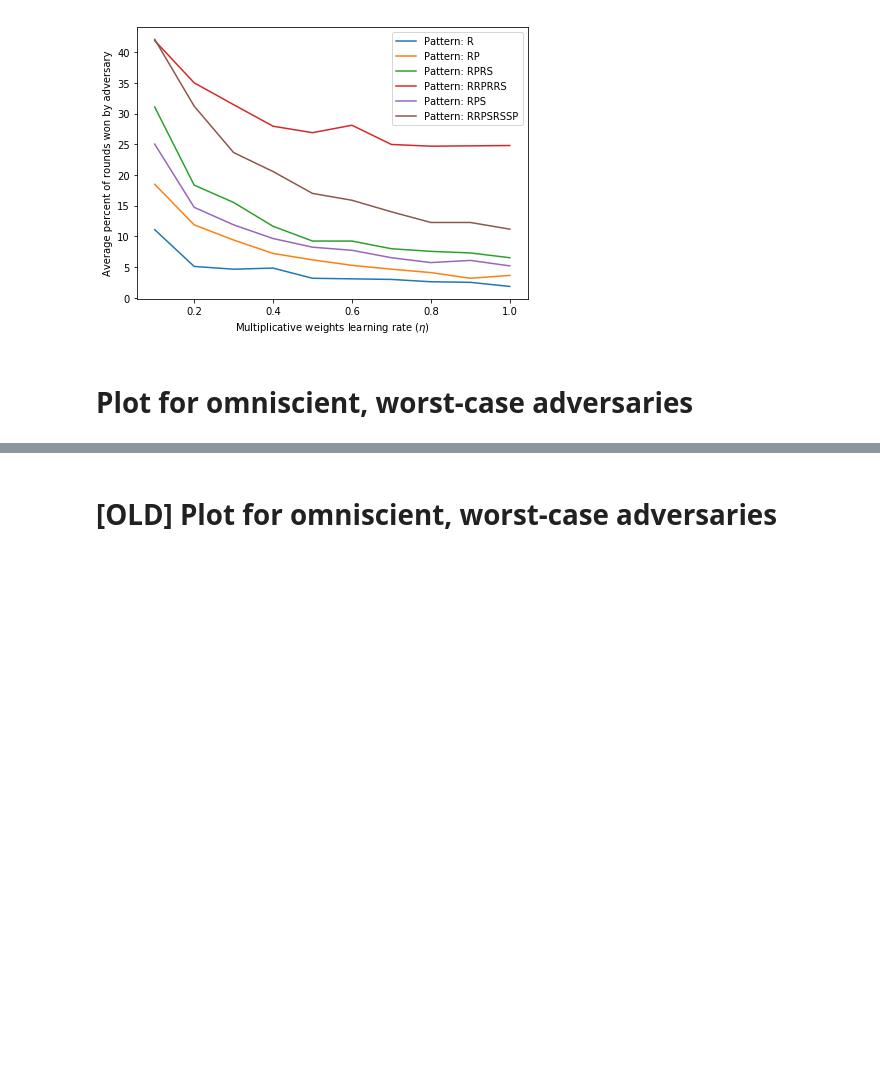
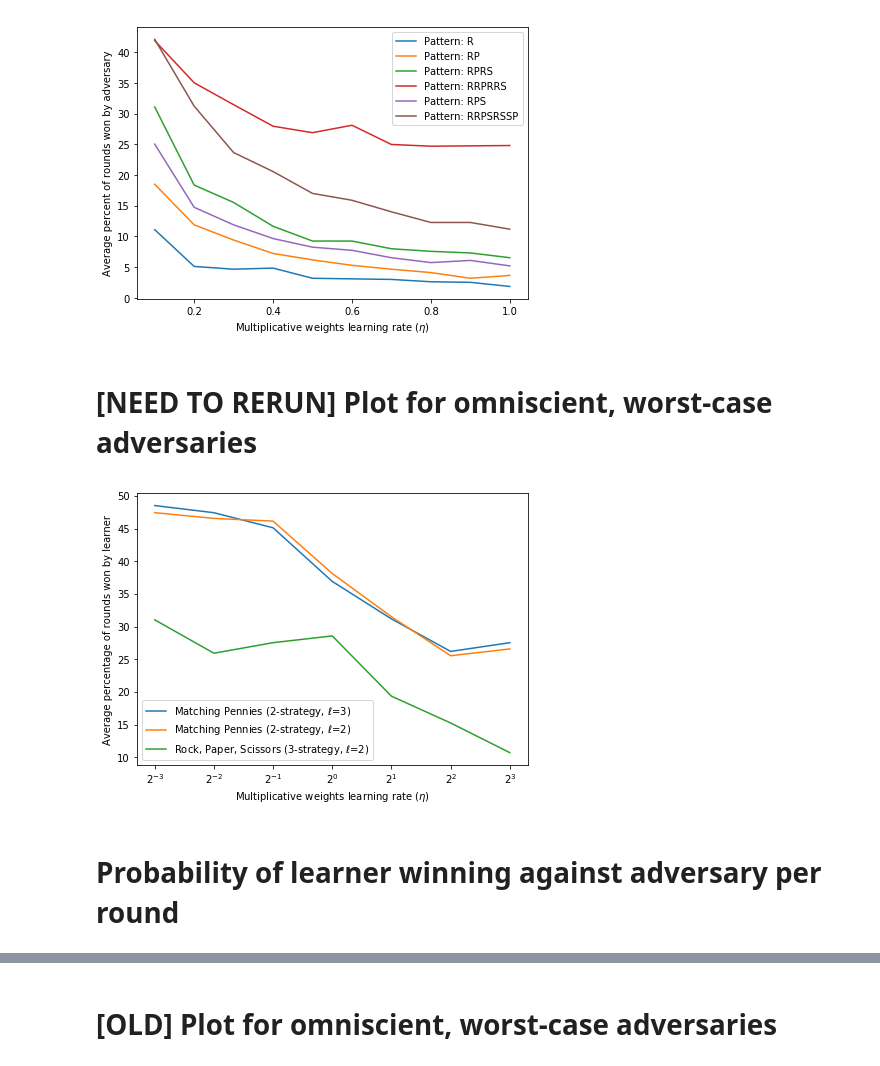
Before and after one commit to priscilla-lee/cos511_final_project, a Jupyter notebook: 511 Final Project Experiment Results.ipynb, the cells around one changed output, grey strips where cells are left out. Cells and saved outputs as stored; diff of their text form; code cells hidden in the pictures; blank space fills up the shorter version.

```diff
--- a/511 Final Project Experiment Results.ipynb
+++ b/511 Final Project Experiment Results.ipynb
@@ -79,35 +79,39 @@ plt.ylabel("Average percent of rounds won by adversary")
 Text(0, 0.5, 'Average percent of rounds won by adversary')
 [figure]
 # %% [markdown]
-# Plot for omniscient, worst-case adversaries
+# [NEED TO RERUN] Plot for omniscient, worst-case adversaries
 # %%
 # Adversaries
-etas = []
+etas = [0.125,0.25,0.5,1,2,4,8]
 
-MP_userscore = np.array([]) # average of 100
-MP_learnerscore = np.array([])
-MP2_userscore = np.array([]) # average of 100
-MP2_learnerscore = np.array([])
-RPS_userscore = np.array([]) # average of 20
-RPS_learnerscore = np.array([])
+MP_userscore = np.array([95.3,98.9,99.4,100,100,100,100]) # average of 100
+MP_learnerscore = np.array([89.8,89.2,81.7,58.5,45.3,35.5,38])
+MP2_userscore = np.array([99.1,100,99.6,100,100,100,100]) # average of 100
+MP2_learnerscore = np.array([89.4,87.1,85.3,61.6,46,34.3,36.2])
+RPS_userscore = np.array([100,100,100,100,100,100,100]) # average of 20
+RPS_learnerscore = np.array([45,35,38,40,24,18,12])
 
 # Add up total number of rounds
 MP_total = MP_userscore + MP_learnerscore
 MP2_total = MP2_userscore + MP2_learnerscore
 RPS_total = RPS_userscore + RPS_learnerscore
 
 # Percentage of rounds won by the learner
 MP_percent = MP_learnerscore / MP_total * 100
 MP2_percent = MP2_learnerscore / MP2_total * 100
 RPS_percent = RPS_learnerscore / RPS_total * 100
 
 # Plot percentages
-plt.figure(figsize=(10, 5))
+plt.figure(figsize=(7, 5))
 plt.plot(etas, MP_percent)
 plt.plot(etas, MP2_percent)
 plt.plot(etas, RPS_percent)
 
 plt.legend(["Matching Pennies (2-strategy, $\ell$=3)", "Matching Pennies (2-strategy, $\ell$=2)", "Rock, Paper, Scissors (3-strategy, $\ell$=2)"])
 plt.xlabel("Multiplicative weights learning rate ($\eta$)")
 plt.ylabel("Average percentage of rounds won by learner")
 plt.xscale("log", basex=2)
+# %% [output]
+[figure, added]
+# %% [markdown]
+# Probability of learner winning against adversary per round
```
Also changed, not shown: parts of 12 cells of this notebook, 4 other files.
